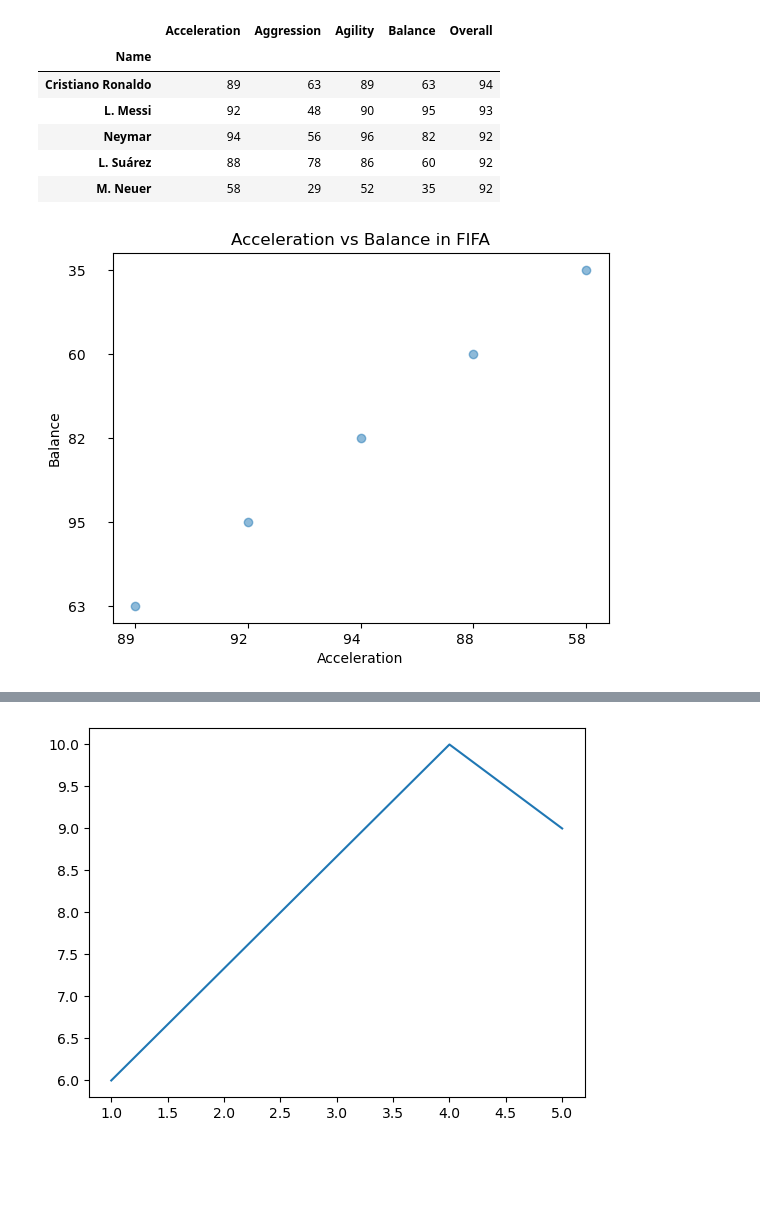
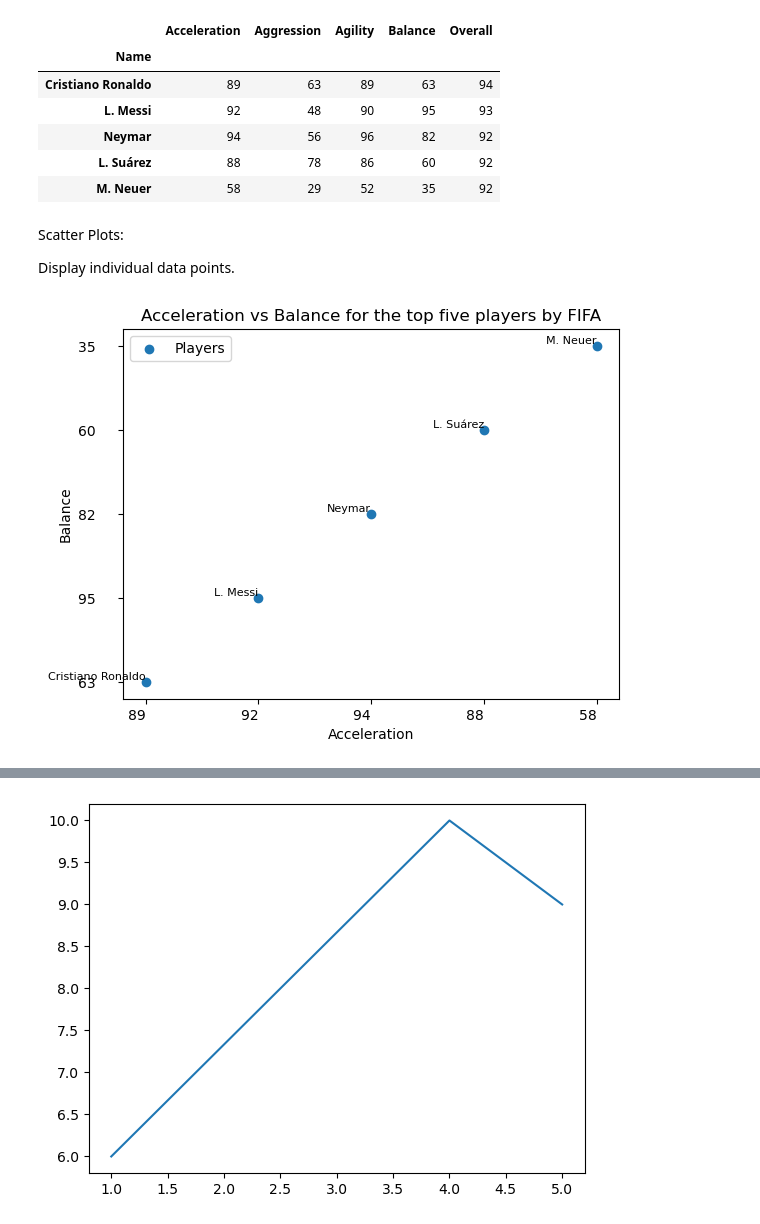
Before and after one commit to Uzo-Edoka/altschool-sod-circle-111-project-Uzo, a Jupyter notebook: Altschool-sod-circle-111-project.ipynb, the cells around one changed output, grey strips where cells are left out. Drawn from its saved outputs; the diff is of its cells as text; code cells hidden in the pictures; blank space fills up the shorter version.

```diff
--- a/Altschool-sod-circle-111-project.ipynb
+++ b/Altschool-sod-circle-111-project.ipynb
@@ -35,16 +38,30 @@ top5_df
 | Neymar | 94 | 56 | 96 | 82 | 92 |
 | L. Suárez | 88 | 78 | 86 | 60 | 92 |
 | M. Neuer | 58 | 29 | 52 | 35 | 92 |
+# %% [markdown]
+Scatter Plots:
+
+Display individual data points.
 # %%
 # Extracting relevant columns
 acceleration = top5_df['Acceleration']
 balance = top5_df['Balance']
+#player_names = top5_df['Name']
 
-# Example: Scatter plot of Overall vs Potential ratings
-plt.scatter(acceleration, balance, alpha=0.5)
+# Example: Scatter plot of Balance vs Acceleration in the top five fifa players
+plt.scatter(acceleration, balance, label = 'Players')
 plt.xlabel('Acceleration')
 plt.ylabel('Balance')
-plt.title('Acceleration vs Balance in FIFA')
+plt.title('Acceleration vs Balance for the top five players by FIFA')
+
+#for i, player_name in enumerate(player_names):
+#    plt.text(acceleration[i], balance[i], player_name, fontsize=8, ha='right', va='bottom')
+for player_name, acc, bal in zip(df.index, acceleration, balance):
+    plt.text(acc, bal, player_name, fontsize=8, ha='right', va='bottom')
+
+
+
+plt.legend()
 plt.show()
 # %% [output]
-[figure, old version]
+[figure, new version]
```
Also changed, not shown: parts of 10 cells of this notebook.
